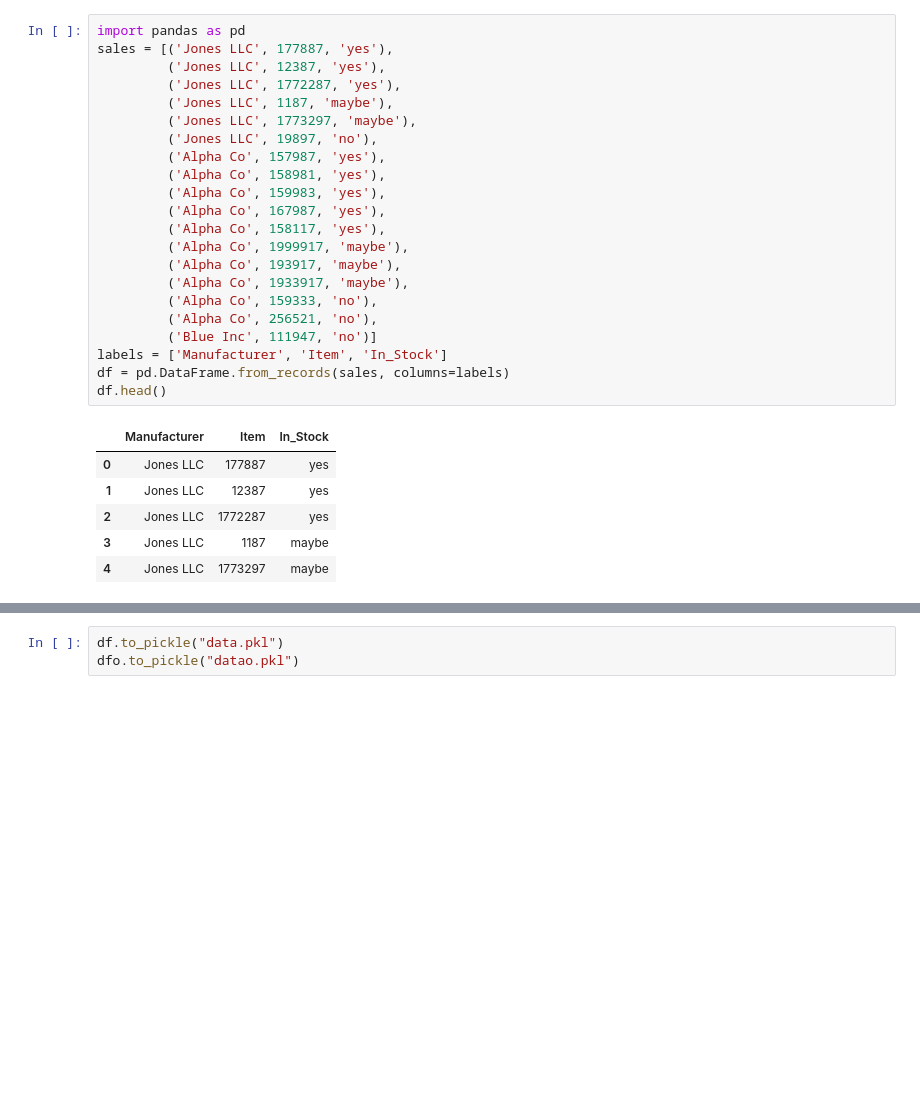
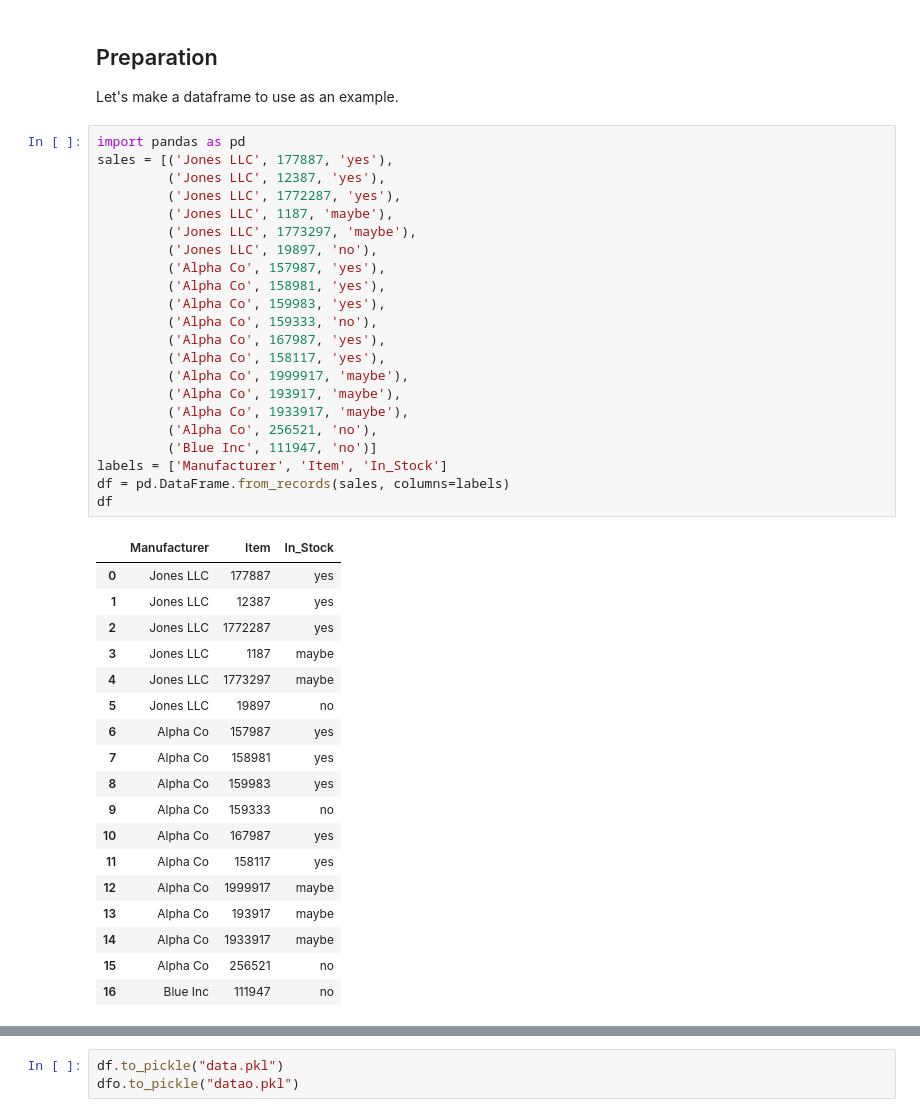
Before and after one commit to fomightez/dataframe2img, a Jupyter notebook: index.ipynb, the cells around one changed output, grey strips where cells are left out. Saved outputs shown, nothing was run; the diff lists cells and outputs as text; blank space fills up the shorter version.

```diff
--- a/index.ipynb
+++ b/index.ipynb
@@ -44,29 +7,45 @@ A dataframe will be used for input data. To fully demonstrate the options for th
+# %% [markdown]
+## Preparation
+
+Let's make a dataframe to use as an example.
 # %%
 import pandas as pd
 sales = [('Jones LLC', 177887, 'yes'),
          ('Jones LLC', 12387, 'yes'),
          ('Jones LLC', 1772287, 'yes'),
          ('Jones LLC', 1187, 'maybe'),
          ('Jones LLC', 1773297, 'maybe'),
          ('Jones LLC', 19897, 'no'),
          ('Alpha Co', 157987, 'yes'),
          ('Alpha Co', 158981, 'yes'),
          ('Alpha Co', 159983, 'yes'),
+         ('Alpha Co', 159333, 'no'),
          ('Alpha Co', 167987, 'yes'),
          ('Alpha Co', 158117, 'yes'),
          ('Alpha Co', 1999917, 'maybe'),
          ('Alpha Co', 193917, 'maybe'),
          ('Alpha Co', 1933917, 'maybe'),
-         ('Alpha Co', 159333, 'no'),
          ('Alpha Co', 256521, 'no'),
          ('Blue Inc', 111947, 'no')]
 labels = ['Manufacturer', 'Item', 'In_Stock']
 df = pd.DataFrame.from_records(sales, columns=labels)
-df.head()
+df
 # %% [output]
 |  | Manufacturer | Item | In_Stock |
 | 0 | Jones LLC | 177887 | yes |
 | 1 | Jones LLC | 12387 | yes |
 | 2 | Jones LLC | 1772287 | yes |
 | 3 | Jones LLC | 1187 | maybe |
 | 4 | Jones LLC | 1773297 | maybe |
+| 5 | Jones LLC | 19897 | no |
+| 6 | Alpha Co | 157987 | yes |
+| 7 | Alpha Co | 158981 | yes |
+| 8 | Alpha Co | 159983 | yes |
+| 9 | Alpha Co | 159333 | no |
+| 10 | Alpha Co | 167987 | yes |
+| 11 | Alpha Co | 158117 | yes |
+| 12 | Alpha Co | 1999917 | maybe |
+| 13 | Alpha Co | 193917 | maybe |
+| 14 | Alpha Co | 1933917 | maybe |
+| 15 | Alpha Co | 256521 | no |
+| 16 | Blue Inc | 111947 | no |
```
Also changed, not shown: parts of 18 cells of this notebook.
